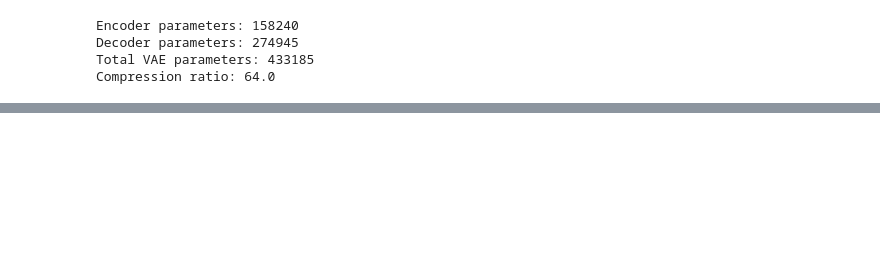
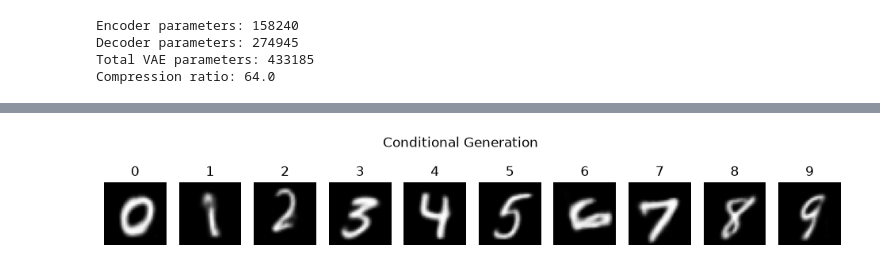
Before and after one commit to sanjaykn8/GenAI_lab, a Jupyter notebook: ex1/conv.ipynb, the cells around one changed output, grey strips where cells are left out. Drawn from its saved outputs; the diff is of its cells as text; code cells hidden in the pictures; blank space fills up the shorter version.

```diff
--- a/ex1/conv.ipynb
+++ b/ex1/conv.ipynb
@@ -176,0 +286,15 @@ Compression ratio (32x32 image -> latent dim 16): 64.0
+# %%
+num_classes = 10
+# %%
+cond_vae = ConditionalVAE(latent_dim,num_classes)
+
+cond_vae.compile(
+    optimizer=tf.keras.optimizers.Adam(1e-3)
+)
+
+history_cond = cond_vae.fit(
+    x_train,
+    y_train,
+    epochs=15,
+    batch_size=128
+)
@@ -176,0 +320,19 @@ Compression ratio (32x32 image -> latent dim 16): 64.0
+# %%
+labels = np.arange(10)
+
+z = np.random.normal(size=(10,latent_dim)).astype("float32")
+
+imgs = cond_vae.decoder.predict((z,labels),verbose=0)
+
+plt.figure(figsize=(12,2))
+
+for i in range(10):
+    plt.subplot(1,10,i+1)
+    plt.imshow(imgs[i].squeeze(),cmap="gray")
+    plt.title(str(i))
+    plt.axis("off")
+
+plt.suptitle("Conditional Generation")
+plt.show()
+# %% [output]
+[figure, added]
```
Also changed, not shown: parts of 13 cells of this notebook, 5 other files.
